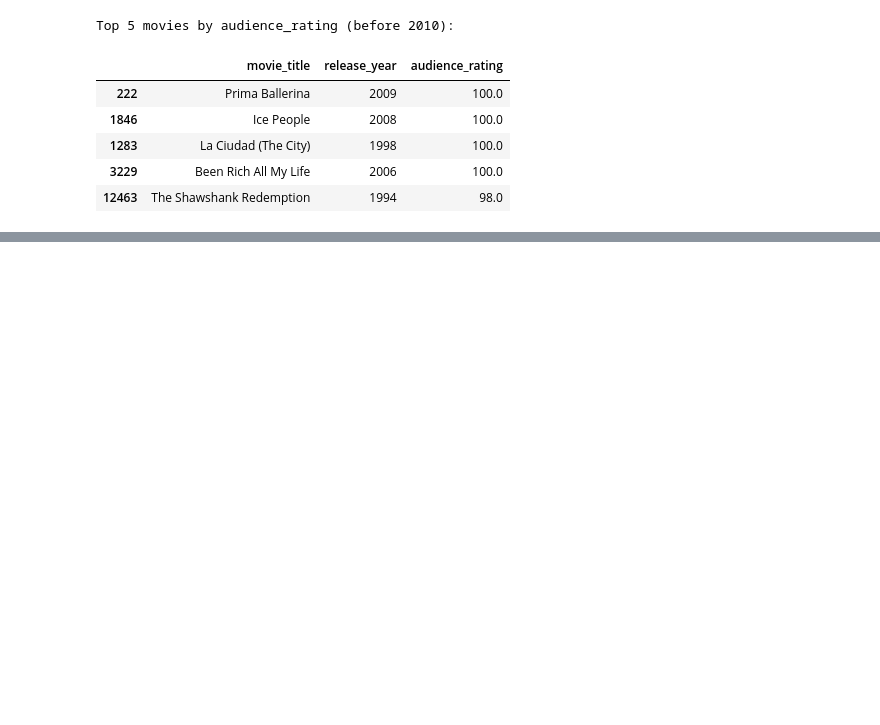
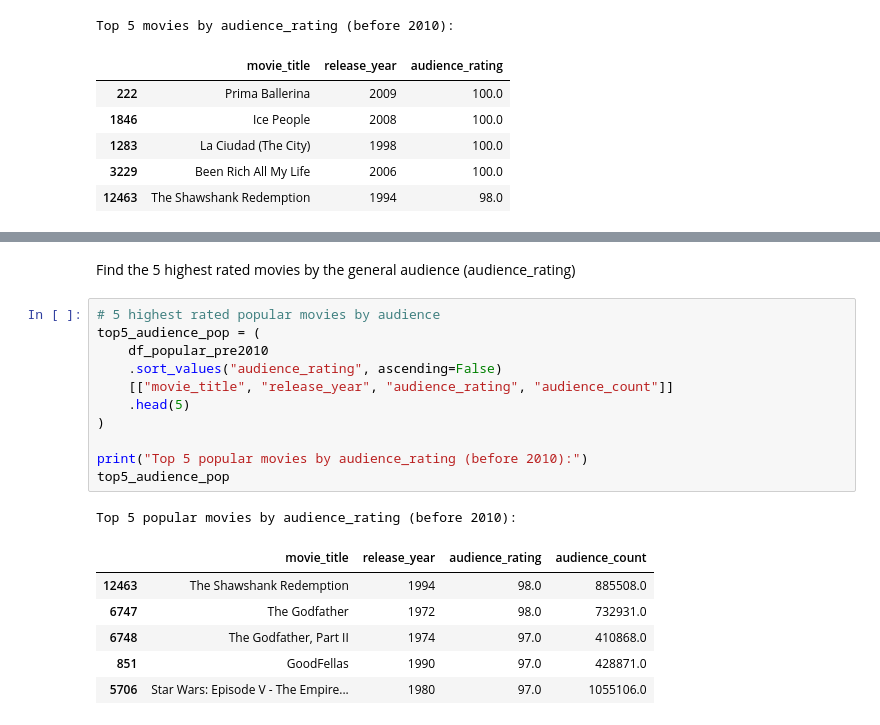
Before and after one commit to fayyyyyxy/movie-rating-prediction, a Jupyter notebook: src/cleaning_EDA/cleaning_popmov2010.ipynb, the cells around one changed output, grey strips where cells are left out. Drawn from its saved outputs; the diff is of its cells as text; blank space fills up the shorter version.

```diff
--- a/src/cleaning_EDA/q1_number_movies.ipynb
+++ b/src/cleaning_EDA/cleaning_popmov2010.ipynb
@@ -145,0 +186,21 @@ Top 5 movies by audience_rating (before 2010):
+# %% [markdown]
+Find the 5 highest rated movies by the general audience (audience_rating)
+# %%
+# 5 highest rated popular movies by audience
+top5_audience_pop = (
+    df_popular_pre2010
+    .sort_values("audience_rating", ascending=False)
+    [["movie_title", "release_year", "audience_rating", "audience_count"]]
+    .head(5)
+)
+
+print("Top 5 popular movies by audience_rating (before 2010):")
+top5_audience_pop
+# %% [output]
+Top 5 popular movies by audience_rating (before 2010):
+|  | movie_title | release_year | audience_rating | audience_count |
+| 12463 | The Shawshank Redemption | 1994 | 98.0 | 885508.0 |
+| 6747 | The Godfather | 1972 | 98.0 | 732931.0 |
+| 6748 | The Godfather, Part II | 1974 | 97.0 | 410868.0 |
+| 851 | GoodFellas | 1990 | 97.0 | 428871.0 |
+| 5706 | Star Wars: Episode V - The Empire... | 1980 | 97.0 | 1055106.0 |
```
Also changed, not shown: parts of 10 cells of this notebook.
